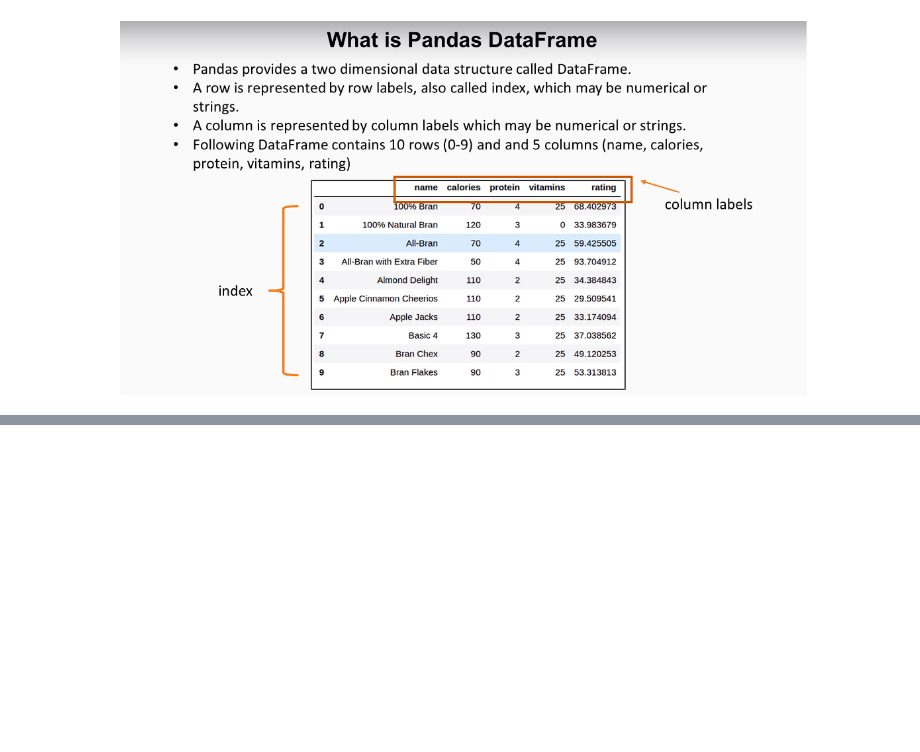
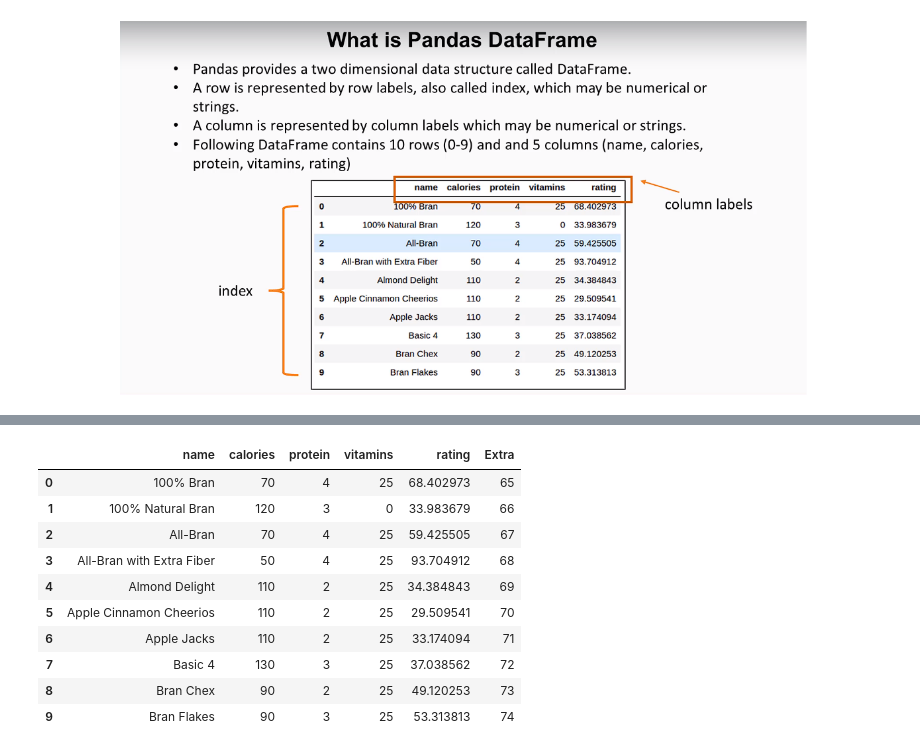
Before and after one commit to developergaurav-exe/Data-Science, a Jupyter notebook: pandas.ipynb, the cells around one changed output, grey strips where cells are left out. Drawn from its saved outputs; the diff is of its cells as text; code cells hidden in the pictures; blank space fills up the shorter version.

```diff
--- a/pandas.ipynb
+++ b/pandas.ipynb
@@ -13,0 +99,6 @@ pandas_dataFrame
+# %%
+'''
+PERMANENT CHANGE
+'''
+csvDataFrame.set_index('name',inplace=True)
+csvDataFrame
@@ -13,0 +183,4 @@ pandas_dataFrame
+# %%
+csvDataFrame = csvDataFrame[0:5]
+secondrow = [False,True,False,False,False]
+csvDataFrame[secondrow]
@@ -13,0 +306,3 @@ pandas_dataFrame
+# %%
+csvDataFrame.loc[11] = ['Trix',110,1,25,27.435435]
+csvDataFrame
@@ -13,0 +322,3 @@ pandas_dataFrame
+# %%
+csvDataFrame.drop(11, axis=0, inplace=True)
+csvDataFrame
@@ -13,0 +337,15 @@ pandas_dataFrame
+# %%
+csvDataFrame['Extra'] = [str(x) for x in range(65,75)]
+csvDataFrame
+# %% [output]
+|  | name | calories | protein | vitamins | rating | Extra |
+| 0 | 100% Bran | 70 | 4 | 25 | 68.402973 | 65 |
+| 1 | 100% Natural Bran | 120 | 3 | 0 | 33.983679 | 66 |
+| 2 | All-Bran | 70 | 4 | 25 | 59.425505 | 67 |
+| 3 | All-Bran with Extra Fiber | 50 | 4 | 25 | 93.704912 | 68 |
+| 4 | Almond Delight | 110 | 2 | 25 | 34.384843 | 69 |
+| 5 | Apple Cinnamon Cheerios | 110 | 2 | 25 | 29.509541 | 70 |
+| 6 | Apple Jacks | 110 | 2 | 25 | 33.174094 | 71 |
+| 7 | Basic 4 | 130 | 3 | 25 | 37.038562 | 72 |
+| 8 | Bran Chex | 90 | 2 | 25 | 49.120253 | 73 |
+| 9 | Bran Flakes | 90 | 3 | 25 | 53.313813 | 74 |
```
Also changed, not shown: parts of 47 cells of this notebook.
